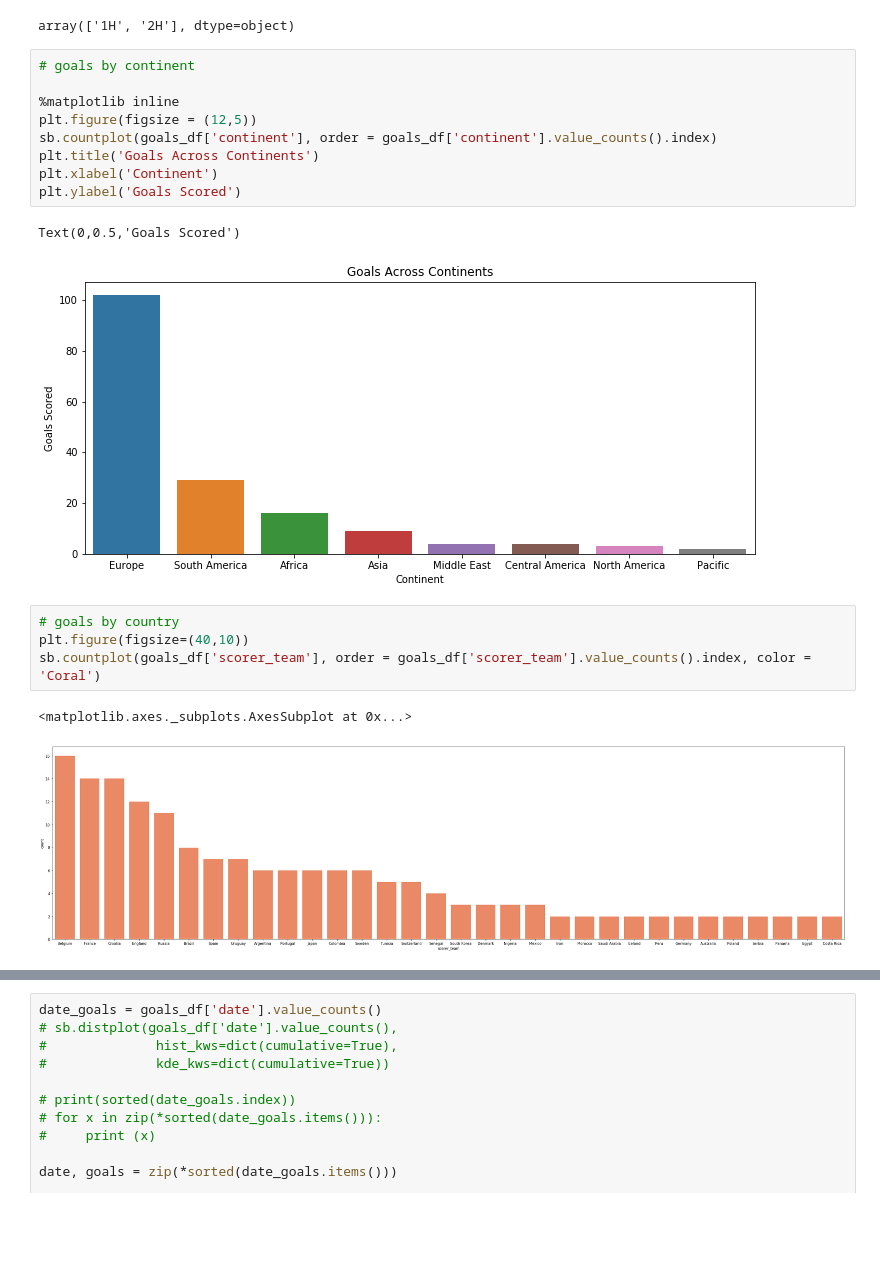
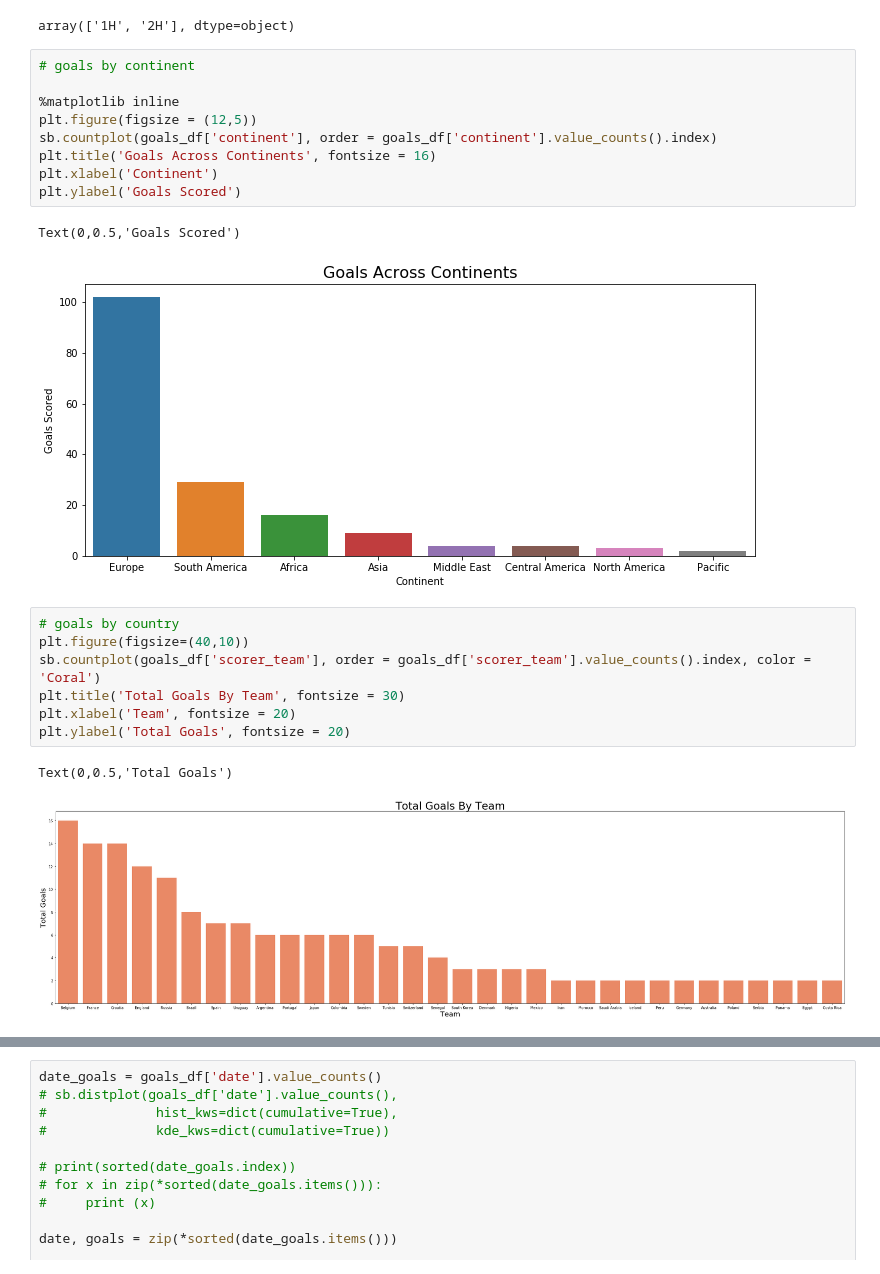
Before and after one commit to finnqiao/2018worldcup_viz, a Jupyter notebook: 2018_viz.ipynb, the cells around one changed output, grey strips where cells are left out. Cells and saved outputs as stored; diff of their text form; blank space fills up the shorter version.

Commit message:
annotated charts added

```diff
--- a/2018_viz.ipynb
+++ b/2018_viz.ipynb
@@ -309,19 +309,22 @@ array(['1H', '2H'], dtype=object)
 %matplotlib inline
 plt.figure(figsize = (12,5))
 sb.countplot(goals_df['continent'], order = goals_df['continent'].value_counts().index)
-plt.title('Goals Across Continents')
+plt.title('Goals Across Continents', fontsize = 16)
 plt.xlabel('Continent')
 plt.ylabel('Goals Scored')
 # %% [output]
 Text(0,0.5,'Goals Scored')
-[figure, old version]
+[figure, new version]
 # %%
 # goals by country
 plt.figure(figsize=(40,10))
 sb.countplot(goals_df['scorer_team'], order = goals_df['scorer_team'].value_counts().index, color = 'Coral')
+plt.title('Total Goals By Team', fontsize = 30)
+plt.xlabel('Team', fontsize = 20)
+plt.ylabel('Total Goals', fontsize = 20)
 # %% [output]
-<matplotlib.axes._subplots.AxesSubplot at 0x...>
+Text(0,0.5,'Total Goals')
-[figure, old version]
+[figure, new version]
 # %%
 # average goals by country
 games_df['country1'] = games_df['team1'].apply(lambda x : x['name'])
```
Also changed, not shown: parts of 15 cells of this notebook.
